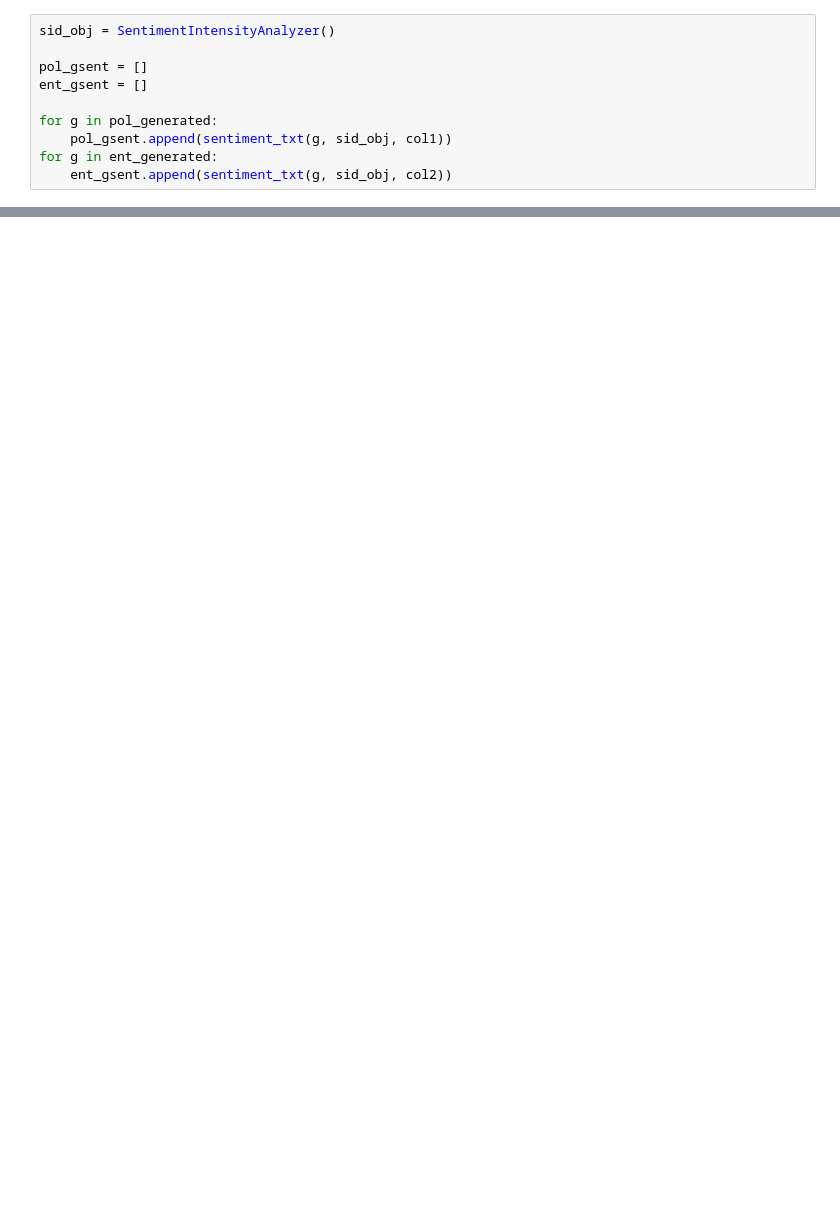
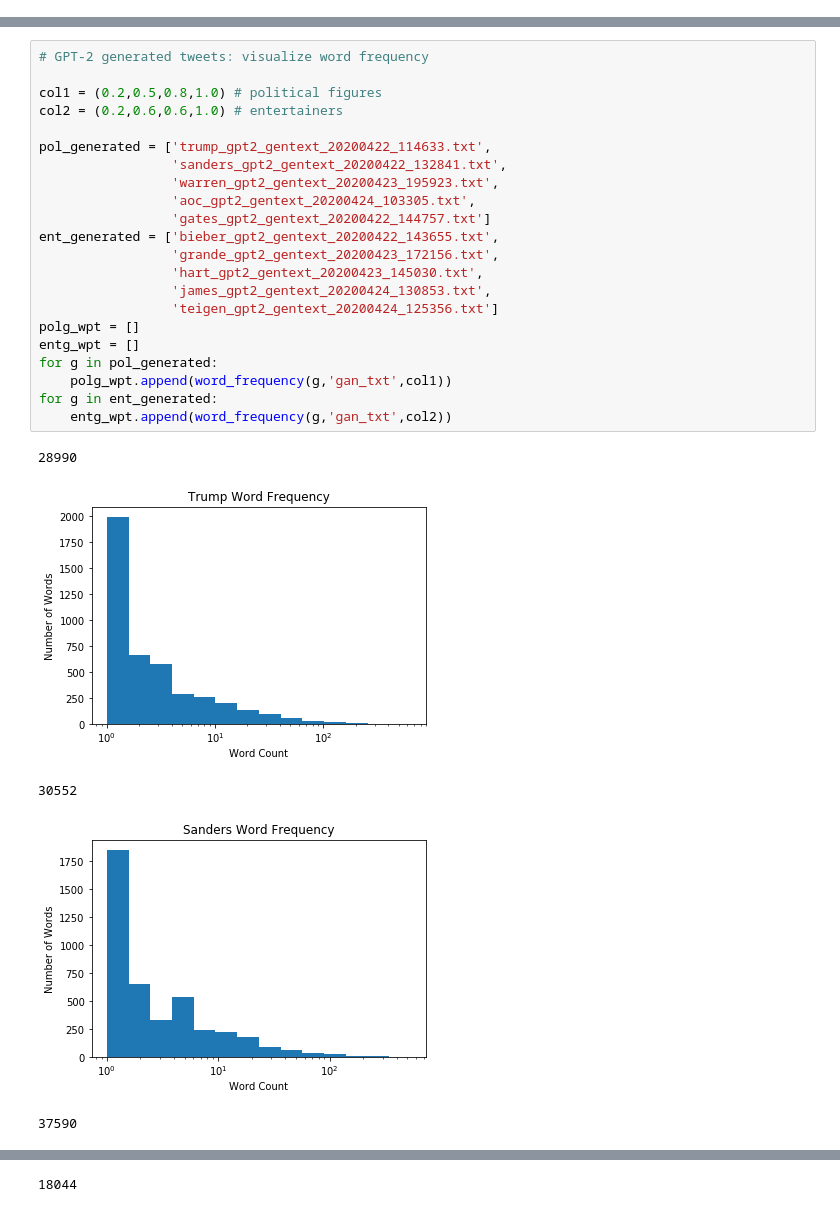
Before and after one commit to nnevinch/Tweet_Generation_NN, a Jupyter notebook: TextAnalysis.ipynb, the cells around one changed output, grey strips where cells are left out. Saved outputs shown, nothing was run; the diff lists cells and outputs as text; blank space fills up the shorter version.

```diff
--- a/TextAnalysis.ipynb
+++ b/TextAnalysis.ipynb
@@ -340,10 +0,0 @@ def sentiment_txt(name, sid_obj, col):
-# %%
-sid_obj = SentimentIntensityAnalyzer()
-
-pol_gsent = []
-ent_gsent = []
-
-for g in pol_generated:
-    pol_gsent.append(sentiment_txt(g, sid_obj, col1))
-for g in ent_generated:
-    ent_gsent.append(sentiment_txt(g, sid_obj, col2))
@@ -401,0 +307,28 @@ plot.show()
+# %%
+# GPT-2 generated tweets: visualize word frequency
+
+col1 = (0.2,0.5,0.8,1.0) # political figures
+col2 = (0.2,0.6,0.6,1.0) # entertainers
+
+pol_generated = ['trump_gpt2_gentext_20200422_114633.txt',
+                 'sanders_gpt2_gentext_20200422_132841.txt',
+                 'warren_gpt2_gentext_20200423_195923.txt',
+                 'aoc_gpt2_gentext_20200424_103305.txt',
+                 'gates_gpt2_gentext_20200422_144757.txt']
+ent_generated = ['bieber_gpt2_gentext_20200422_143655.txt',
+                 'grande_gpt2_gentext_20200423_172156.txt',
+                 'hart_gpt2_gentext_20200423_145030.txt',
+                 'james_gpt2_gentext_20200424_130853.txt',
+                 'teigen_gpt2_gentext_20200424_125356.txt']
+polg_wpt = []
+entg_wpt = []
+for g in pol_generated:
+    polg_wpt.append(word_frequency(g,'gan_txt',col1))
+for g in ent_generated:
+    entg_wpt.append(word_frequency(g,'gan_txt',col2))
+# %% [output]
+28990
+[figure, added]
+30552
+[figure, added]
+37590
@@ -401,0 +336 @@ plot.show()
+18044
```
Also changed, not shown: parts of 36 cells of this notebook.
